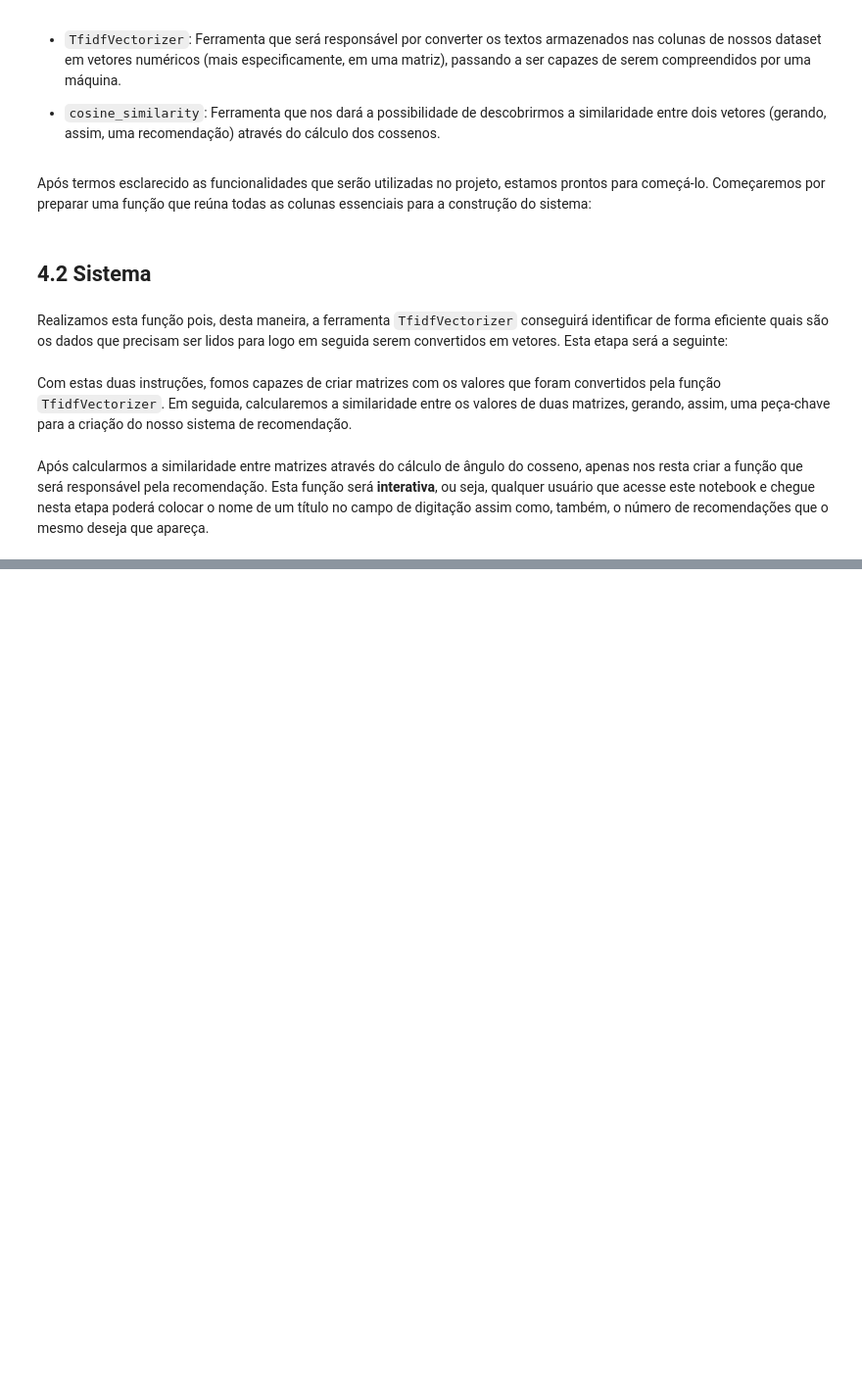
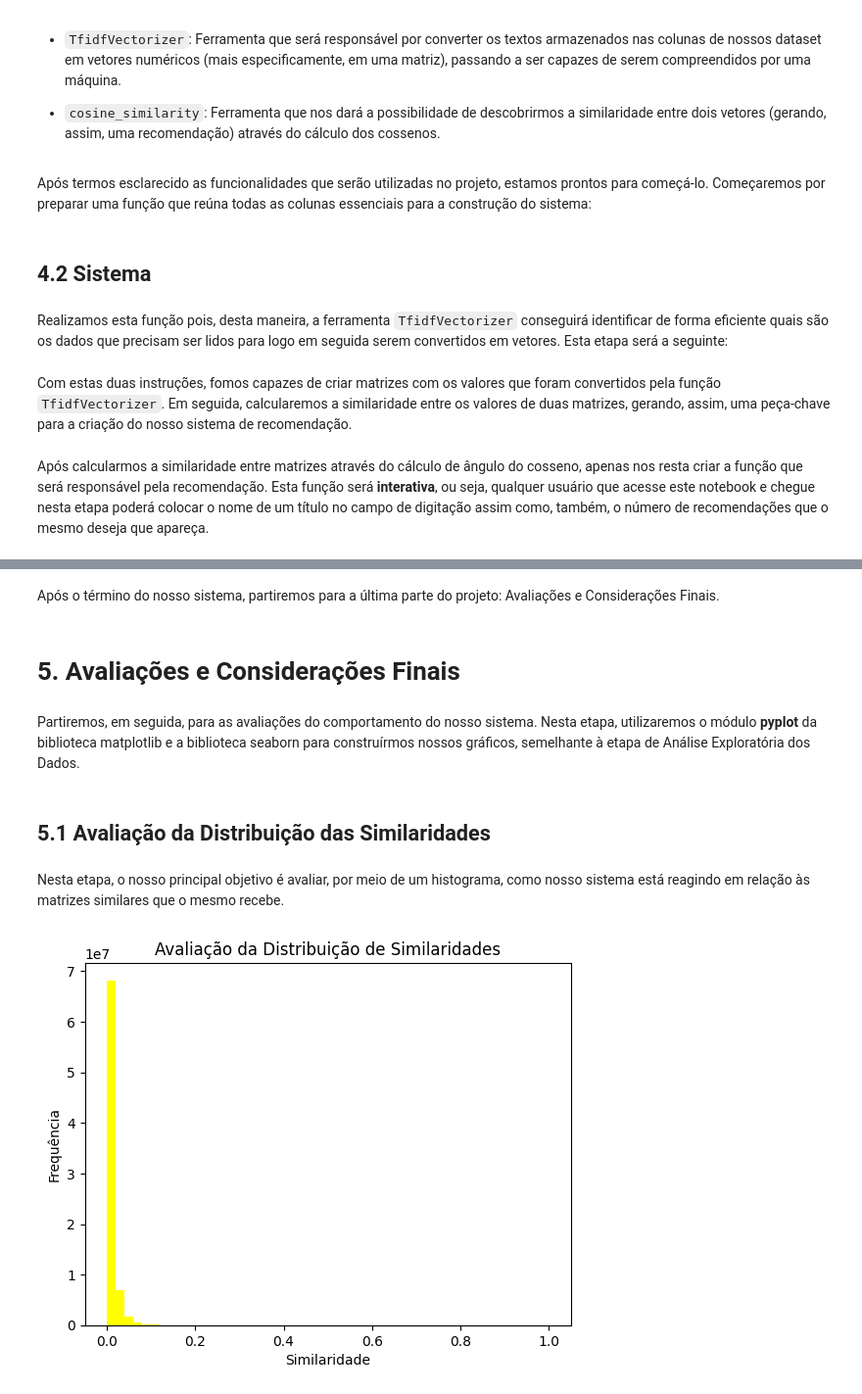
Before and after one commit to mendes078/Projeto_2025.2, a Jupyter notebook: Projeto - 2025.2/main.ipynb, the cells around one changed output, grey strips where cells are left out. Shown: that part at 98% size. Cells and saved outputs as stored; diff of their text form; code cells hidden in the pictures; blank space fills up the shorter version.

Commit message:
11 - avaliação dos resultados
Avaliação dos resultados analisados por nosso sistema através de gráficos.

```diff
--- a/Projeto - 2025.2/main.ipynb
+++ b/Projeto - 2025.2/main.ipynb
@@ -574,3 +583,23 @@ Com a função funcionando, é importante destrincharmos o que cada linha signif
 4 - `similaridade = sorted(similaridade, key = lambda x: x[1], reverse = True)` - Nesta linha, a variável 'similaridade' recebe ela mesma, só que ordenada, com o auxílio da função lambda e do parâmetro reverse.
 
 5 - `top = [i for i, títulos in similaridade[1:n_recomendações+1]]` - Aqui, a variável 'top' recebe um loop, onde as variáveis i e títulos (o inserido pelo usuário) percorrem as matrizes da variável similaridade e retornam as recomendações com base na quantidade fornecida, também pelo usuário.
+# %% [markdown]
+Após o término do nosso sistema, partiremos para a última parte do projeto: Avaliações e Considerações Finais.
+# %% [markdown]
+# 5. Avaliações e Considerações Finais
+# %% [markdown]
+Partiremos, em seguida, para as avaliações do comportamento do nosso sistema. Nesta etapa, utilizaremos o módulo **pyplot** da biblioteca matplotlib e a biblioteca seaborn para construírmos nossos gráficos, semelhante à etapa de Análise Exploratória dos Dados.
+# %% [markdown]
+## 5.1 Avaliação da Distribuição das Similaridades
+# %% [markdown]
+Nesta etapa, o nosso principal objetivo é avaliar, por meio de um histograma, como nosso sistema está reagindo em relação às matrizes similares que o mesmo recebe.
+# %%
+# Criando o histograma da distribuição de similaridade:
+
+plt.hist(similaridade_das_matrizes.flatten(), bins = 50, color = 'yellow')
+plt.title("Avaliação da Distribuição de Similaridades")
+plt.xlabel("Similaridade")
+plt.ylabel("Frequência")
+plt.show()
+# %% [output]
+[figure, added]
```
Also changed, not shown: parts of 9 cells of this notebook.
